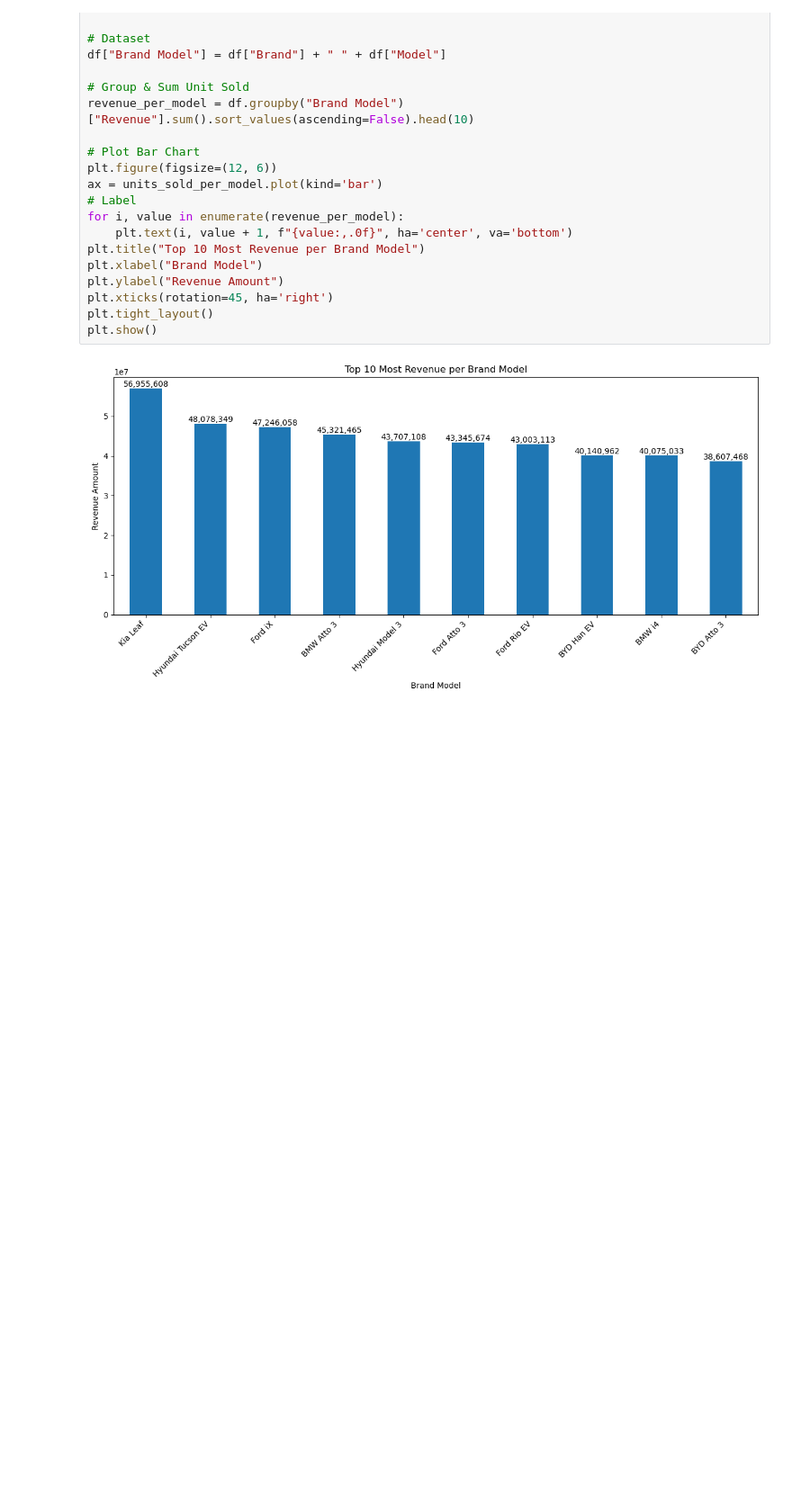
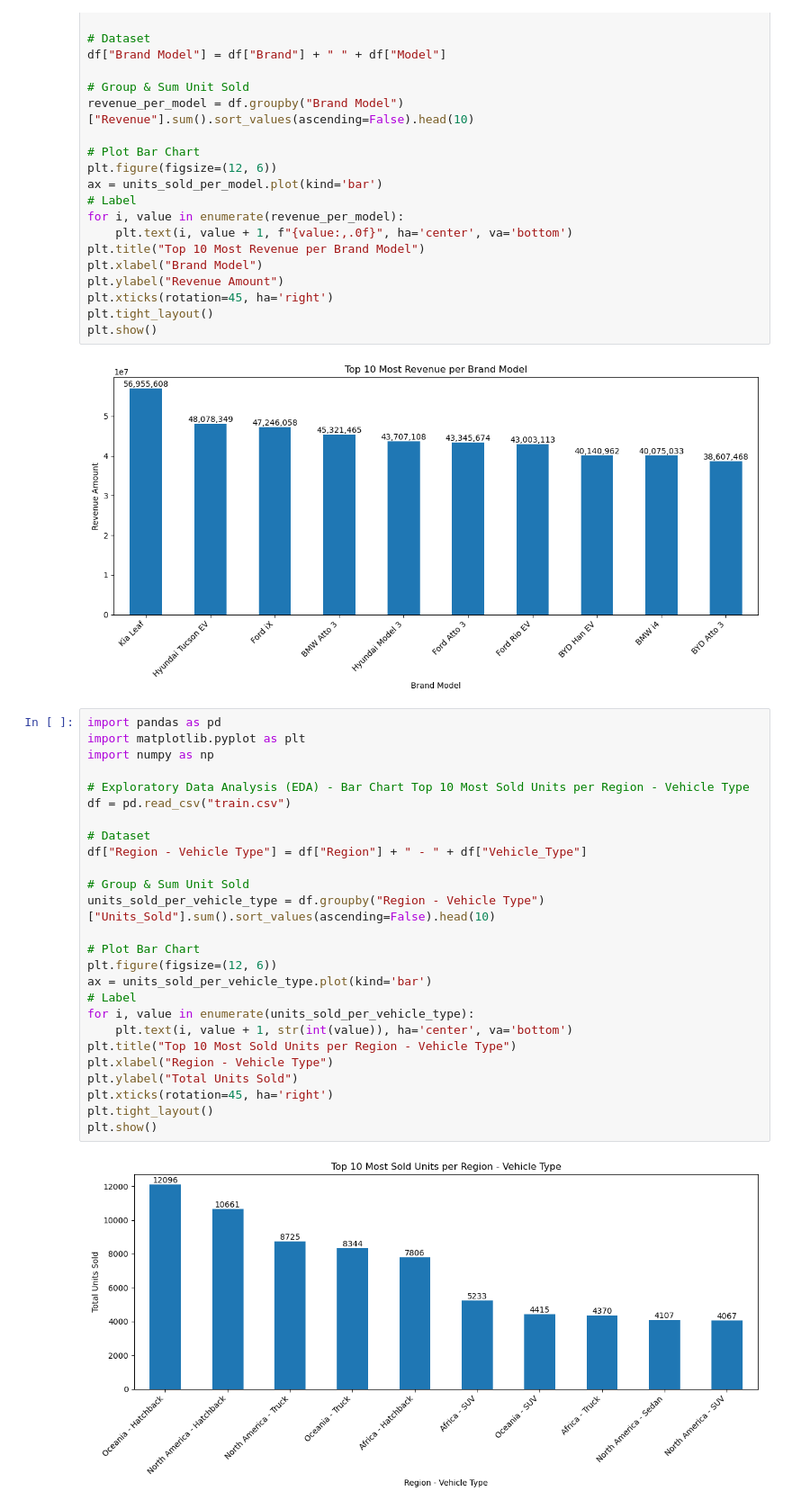
Before and after one commit to FlazeFy2/DS-Electric-Vehicle-EV-Sales-and-Adoption, a Jupyter notebook: exploratory data analysis-bar.ipynb, the cells around one changed output. Shown at 90% size. Saved outputs shown, nothing was run; the diff lists cells and outputs as text; blank space fills up the shorter version.

Commit message:
[DS] Exploratory Data Analysis (EDA) - Bar Chart Top 10 Most Sold Units per Region - Vehicle Type

```diff
--- a/exploratory data analysis-bar.ipynb
+++ b/exploratory data analysis-bar.ipynb
@@ -54,3 +54,31 @@ plt.tight_layout()
 plt.show()
 # %% [output]
 [figure]
+# %%
+import pandas as pd
+import matplotlib.pyplot as plt
+import numpy as np
+
+# Exploratory Data Analysis (EDA) - Bar Chart Top 10 Most Sold Units per Region - Vehicle Type
+df = pd.read_csv("train.csv")
+
+# Dataset
+df["Region - Vehicle Type"] = df["Region"] + " - " + df["Vehicle_Type"]
+
+# Group & Sum Unit Sold
+units_sold_per_vehicle_type = df.groupby("Region - Vehicle Type")["Units_Sold"].sum().sort_values(ascending=False).head(10)
+
+# Plot Bar Chart
+plt.figure(figsize=(12, 6))
+ax = units_sold_per_vehicle_type.plot(kind='bar')
+# Label
+for i, value in enumerate(units_sold_per_vehicle_type):
+    plt.text(i, value + 1, str(int(value)), ha='center', va='bottom')
+plt.title("Top 10 Most Sold Units per Region - Vehicle Type")
+plt.xlabel("Region - Vehicle Type")
+plt.ylabel("Total Units Sold")
+plt.xticks(rotation=45, ha='right')
+plt.tight_layout()
+plt.show()
+# %% [output]
+[figure, added]
```
